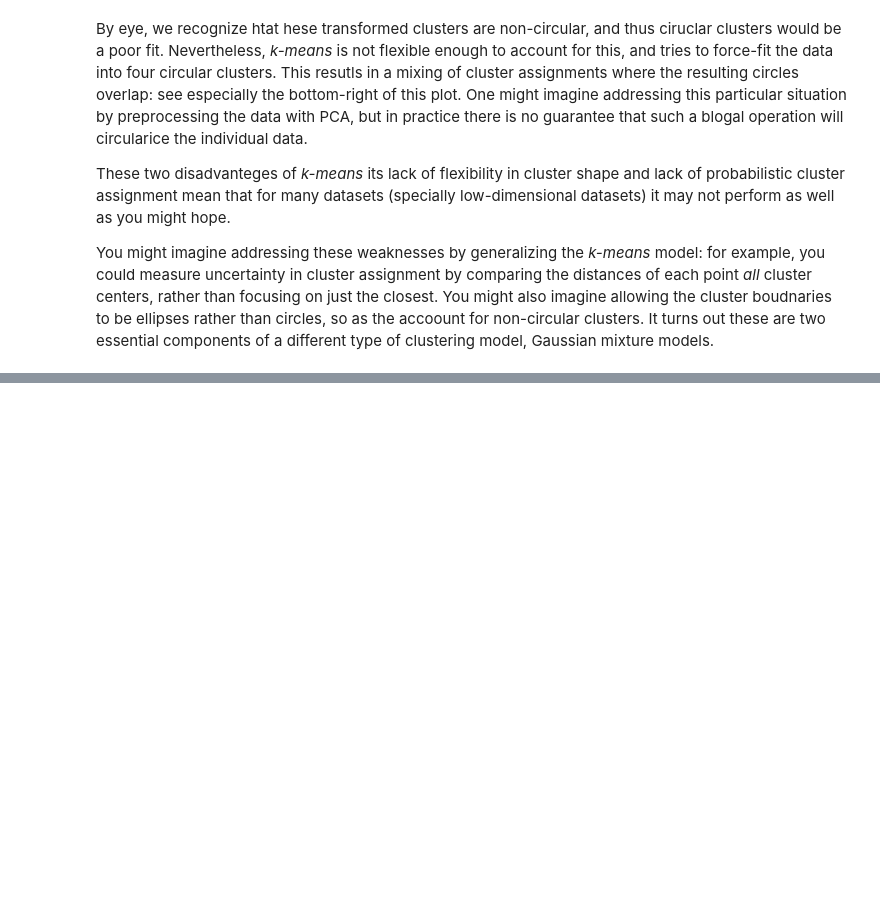
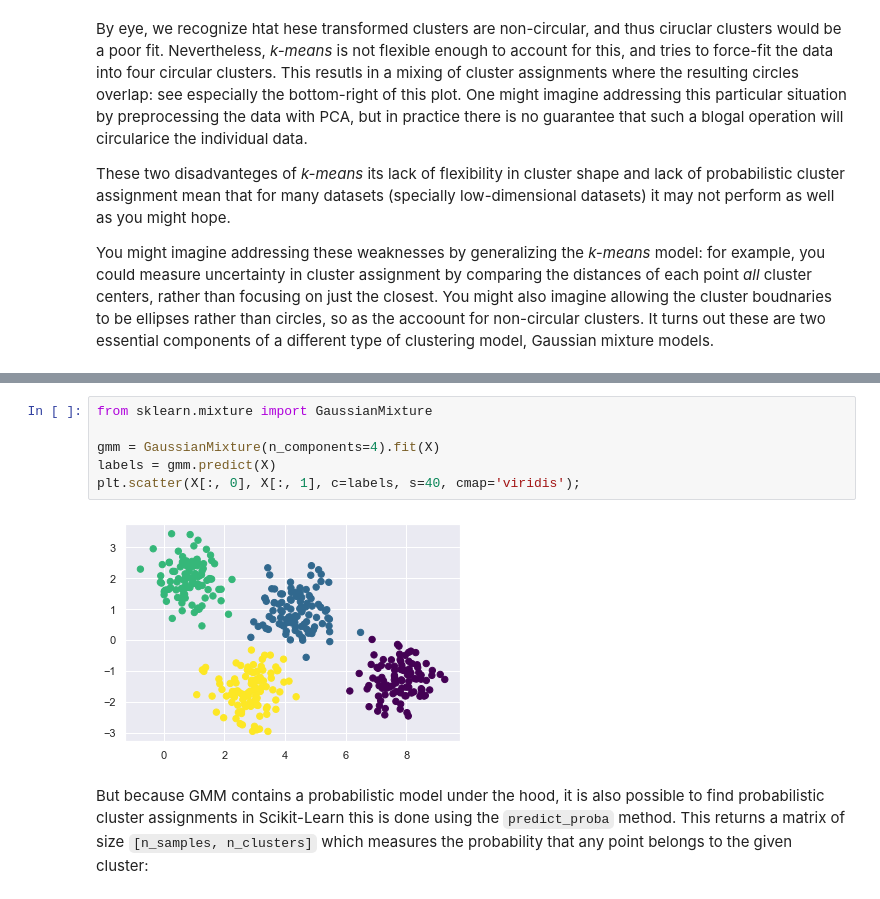
Before and after one commit to Jeffresh/python-datascience-handbook, a Jupyter notebook: scikitlearn/gaussian_mixture_models.ipynb, the cells around one changed output, grey strips where cells are left out. Cells and saved outputs as stored; diff of their text form; blank space fills up the shorter version.

Commit message:
feat(sklearn): GMM generalizing E-M

```diff
--- a/scikitlearn/gaussian_mixture_models.ipynb
+++ b/scikitlearn/gaussian_mixture_models.ipynb
@@ -81,0 +86,10 @@ You might imagine addressing these weaknesses by generalizing the *k-means* mode
+# %%
+from sklearn.mixture import GaussianMixture
+
+gmm = GaussianMixture(n_components=4).fit(X)
+labels = gmm.predict(X)
+plt.scatter(X[:, 0], X[:, 1], c=labels, s=40, cmap='viridis');
+# %% [output]
+[figure, added]
+# %% [markdown]
+But because GMM contains a probabilistic model under the hood, it is also possible to find probabilistic cluster assignments in Scikit-Learn this is done using the `predict_proba` method. This returns a matrix of size `[n_samples, n_clusters]` which measures the probability that any point belongs to the given cluster:
```
Also changed, not shown: parts of 11 cells of this notebook.
